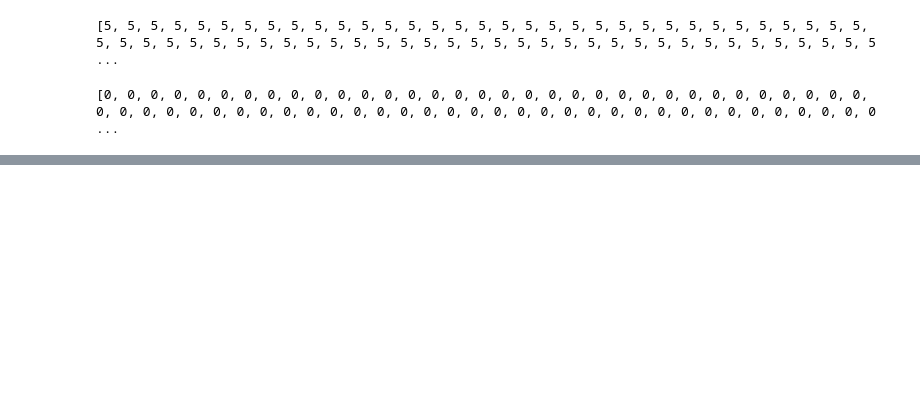
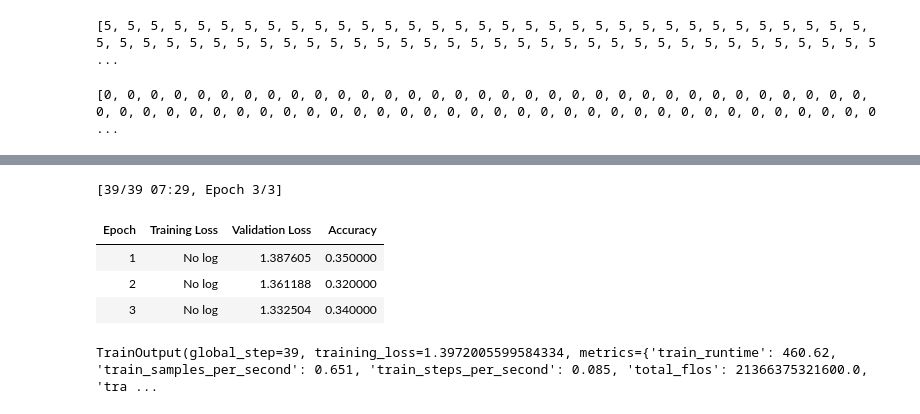
Before and after one commit to wanderer878/jupyter, a Jupyter notebook: Text_classification_Xlnet.ipynb, the cells around one changed output, grey strips where cells are left out. Saved outputs shown, nothing was run; the diff lists cells and outputs as text; code cells hidden in the pictures; blank space fills up the shorter version.

```diff
--- a/Text_classification_Xlnet.ipynb
+++ b/Text_classification_Xlnet.ipynb
@@ -168,0 +194,30 @@ print(tokenized_dataset['train']['attention_mask'][0])
+# %%
+metric = evaluate.load('accuracy')
+# %%
+def compute_matrices(eval_pred):
+    logits, labels = eval_pred
+    predictions = np.argmax(logits, axis= -1)
+    return metric.compute(predictions= predictions, references= labels)
+# %%
+training_args = TrainingArguments(
+    output_dir = "test_trainer",
+    eval_strategy = "epoch",
+    num_train_epochs = 3,
+)
+# %%
+trainer = Trainer(
+    model = model,
+    args = training_args,
+    train_dataset = small_train_dataset,
+    eval_dataset = small_eval_dataset,
+    compute_metrics = compute_matrices
+)
+# %%
+trainer.train()
+# %% [output]
+[39/39 07:29, Epoch 3/3]
+| Epoch | Training Loss | Validation Loss | Accuracy |
+| 1 | No log | 1.387605 | 0.350000 |
+| 2 | No log | 1.361188 | 0.320000 |
+| 3 | No log | 1.332504 | 0.340000 |
+TrainOutput(global_step=39, training_loss=1.3972005599584334, metrics={'train_runtime': 460.62, 'train_samples_per_second': 0.651, 'train_steps_per_second': 0.085, 'total_flos': 21366375321600.0, 'tra ...
```
Also changed, not shown: parts of 6 cells of this notebook, 1 other file.
